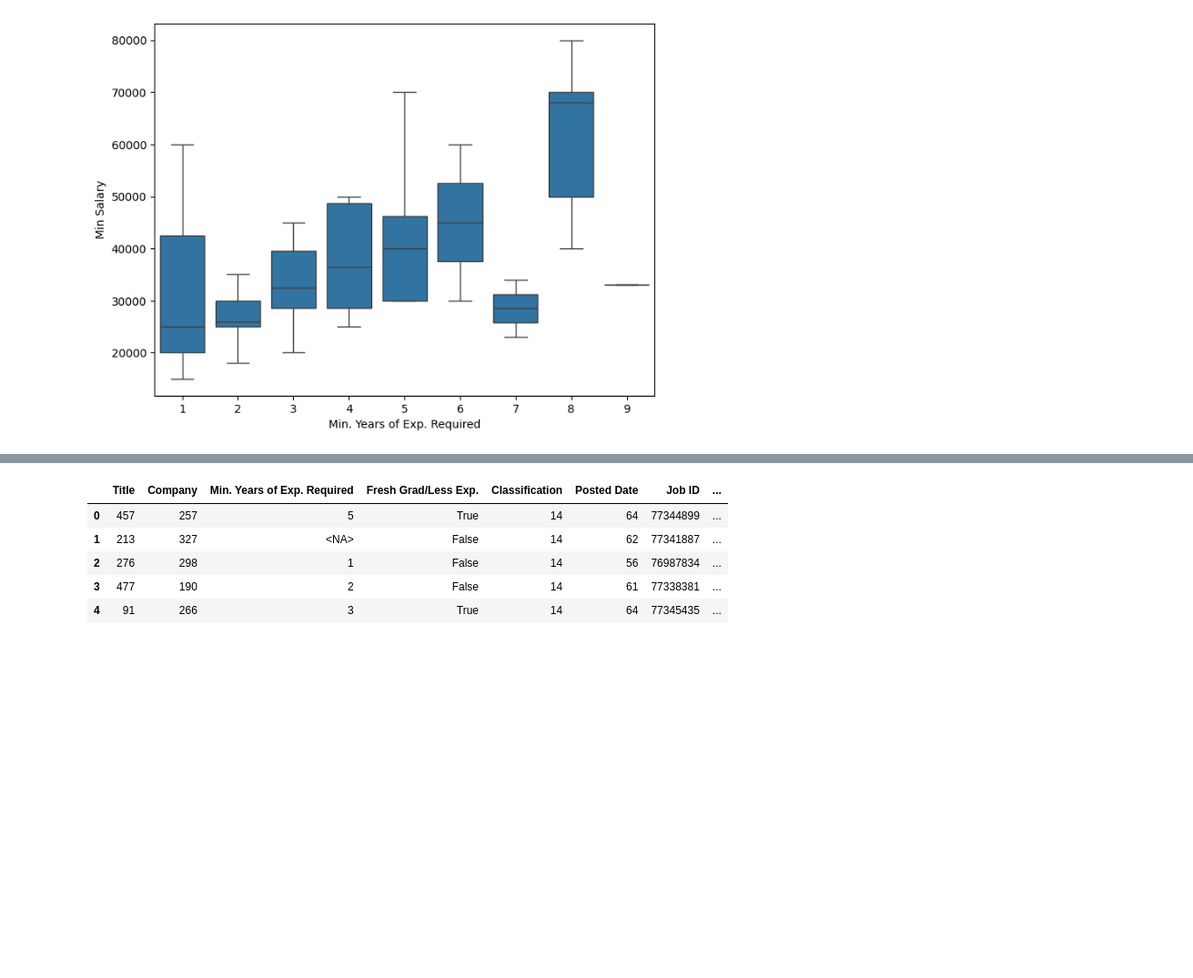
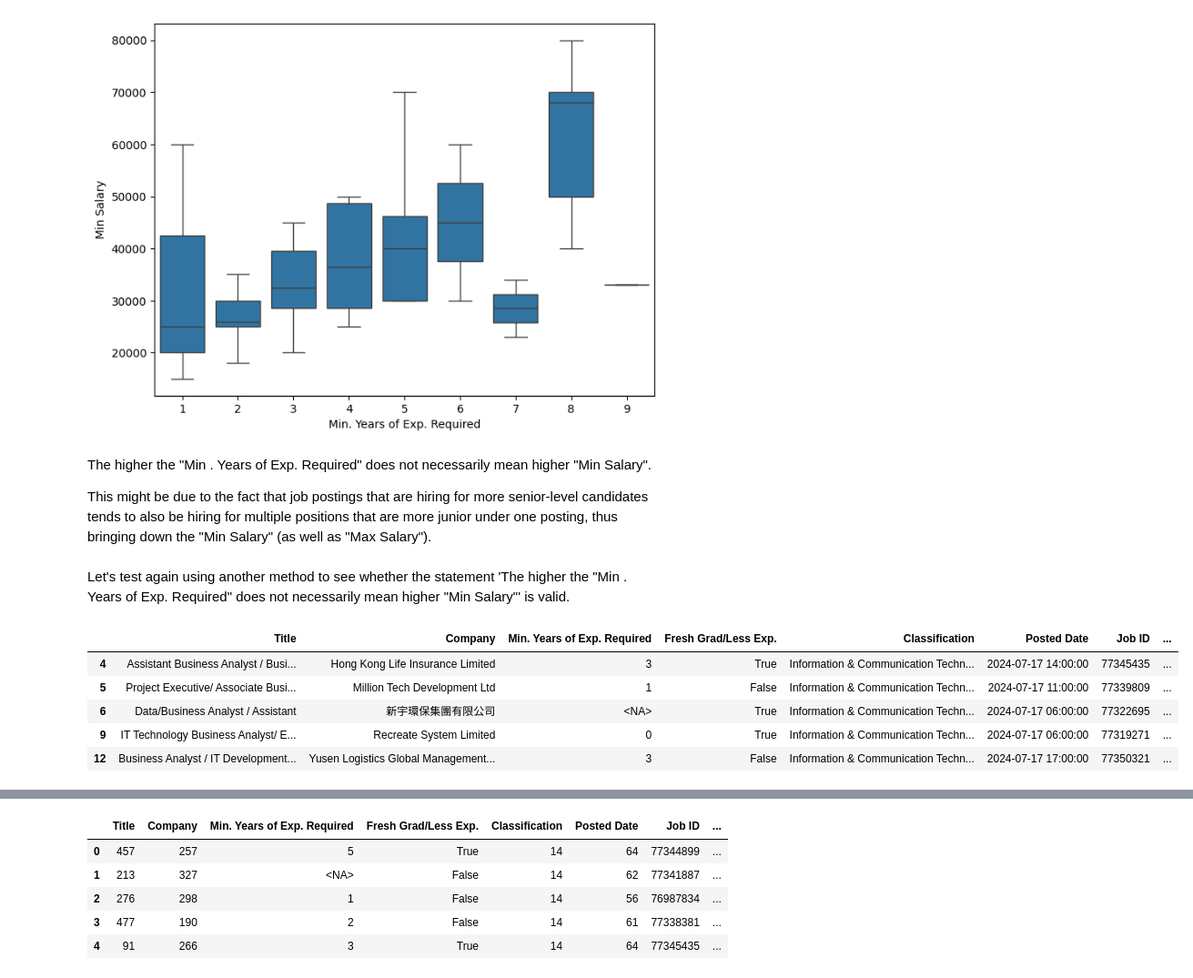
Before and after one commit to heiinhei911/job-insights, a Jupyter notebook: analysis.ipynb, the cells around one changed output, grey strips where cells are left out. Shown: that part at 91% size. Cells and saved outputs as stored; diff of their text form; code cells hidden in the pictures; blank space fills up the shorter version.

```diff
--- a/analysis.ipynb
+++ b/analysis.ipynb
@@ -350,3 +634,22 @@ sns.boxplot(x=df_yoe_min_salary_nan_removed["Min. Years of Exp. Required"], y=df
 # %% [output]
 <Axes: xlabel='Min. Years of Exp. Required', ylabel='Min Salary'>
 [figure]
+# %% [markdown]
+The higher the "Min . Years of Exp. Required" does not necessarily mean higher "Min Salary".
+
+This might be due to the fact that job postings that are hiring for more senior-level candidates tends to also be hiring for multiple positions that are more junior under one posting, thus bringing down the "Min Salary" (as well as "Max Salary").
+# %% [markdown]
+Let's test again using another method to see whether the statement 'The higher the "Min . Years of Exp. Required" does not necessarily mean higher "Min Salary"' is valid.
+# %%
+# Inspect those that are hiring for multiple positions under one posting
+df_multiple_positions = df_clean[(df_clean["Title"].str.contains("/"))|(df_clean["Title"].str.contains(" or "))]
+
+len(df_multiple_positions)
+df_multiple_positions.head()
+# %% [output]
+|  | Title | Company | Min. Years of Exp. Required | Fresh Grad/Less Exp. | Classification | Posted Date | Job ID | ... |
+| 4 | Assistant Business Analyst / Busi... | Hong Kong Life Insurance Limited | 3 | True | Information & Communication Techn... | 2024-07-17 14:00:00 | 77345435 | ... |
+| 5 | Project Executive/ Associate Busi... | Million Tech Development Ltd | 1 | False | Information & Communication Techn... | 2024-07-17 11:00:00 | 77339809 | ... |
+| 6 | Data/Business Analyst / Assistant | 新宇環保集團有限公司 | <NA> | True | Information & Communication Techn... | 2024-07-17 06:00:00 | 77322695 | ... |
+| 9 | IT Technology Business Analyst/ E... | Recreate System Limited | 0 | True | Information & Communication Techn... | 2024-07-17 06:00:00 | 77319271 | ... |
+| 12 | Business Analyst / IT Development... | Yusen Logistics Global Management... | 3 | False | Information & Communication Techn... | 2024-07-17 17:00:00 | 77350321 | ... |
```
Also changed, not shown: parts of 67 cells of this notebook.
